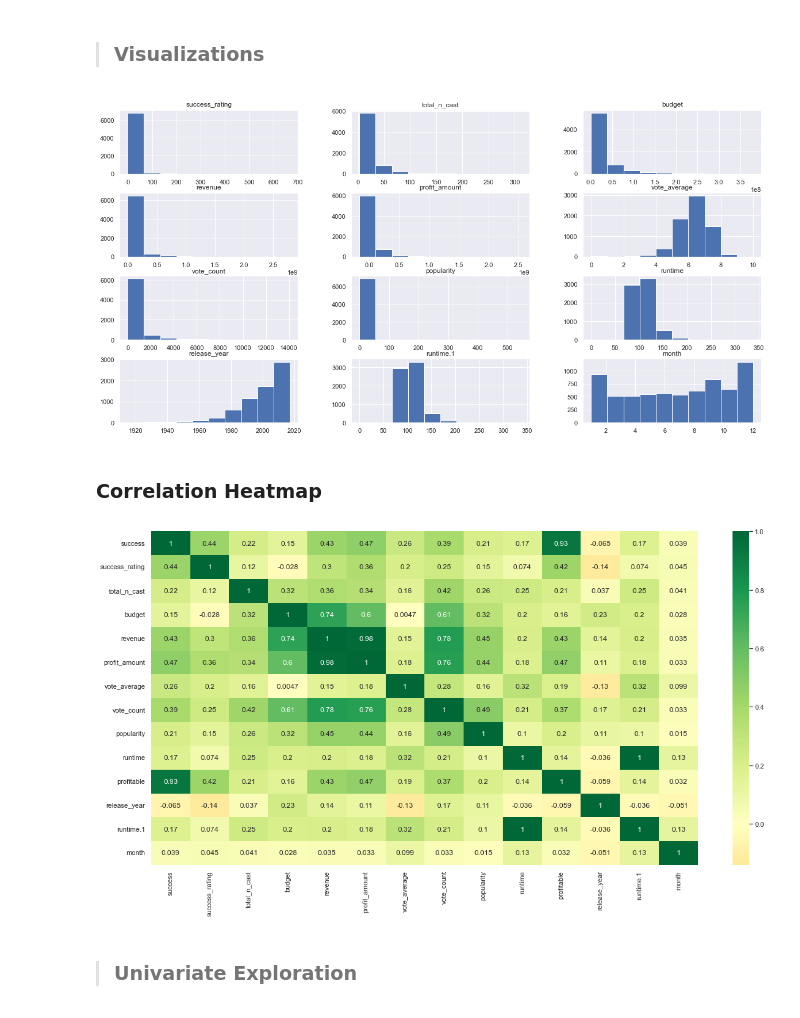
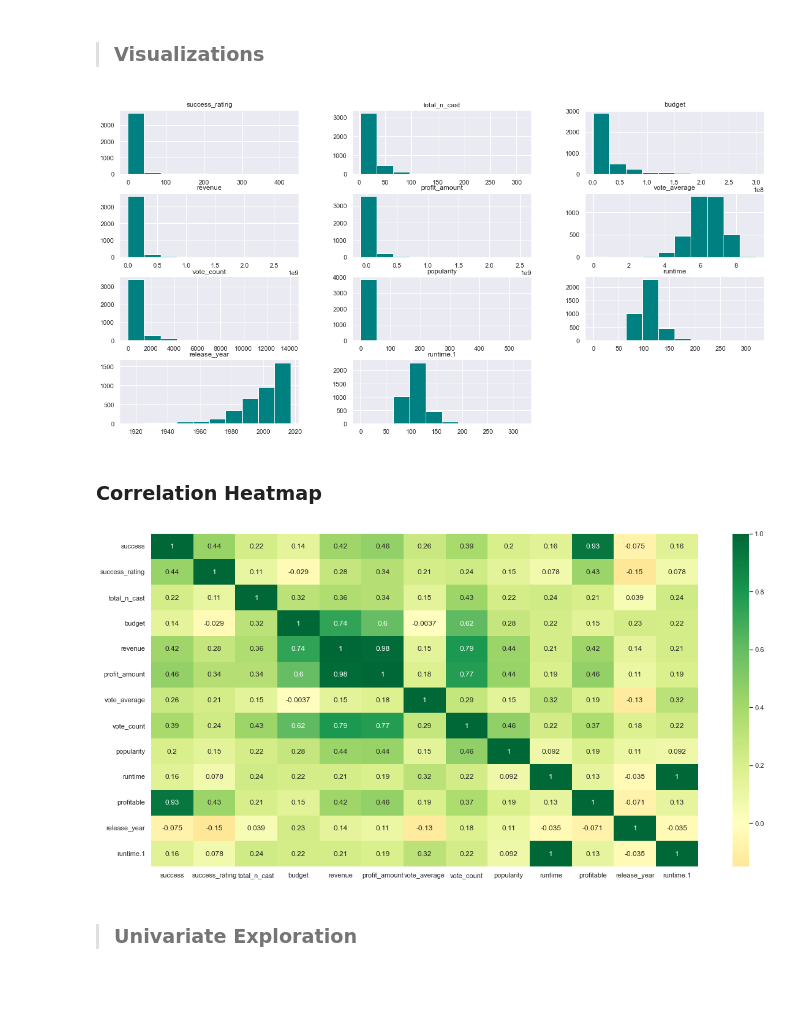
Before and after one commit to Movie-Success-Capstone/Movie-Capstone, a Jupyter notebook: stephen_explore.ipynb, the cells around one changed output. Saved outputs shown, nothing was run; the diff lists cells and outputs as text; code cells hidden in the pictures; blank space fills up the shorter version.

Commit message:
Non too important

```diff
--- a/stephen_explore.ipynb
+++ b/stephen_explore.ipynb
@@ -72,0 +69,5 @@ df.head(1)
+# %%
+import Final.final_acquire as fa
+# Acquire & wrangle data
+df = fa.wrangle_df()
+df.head(2)
@@ -95,8 +102,8 @@ runtime.1               False
 imdb_id                 False
 dtype: bool
 # %%
-df['profit_amount'] = df.revenue - df.budget
+# df['profit_amount'] = df.revenue - df.budget
 
-df['month'] = pd.DatetimeIndex(df['release_date']).month
+# df['month'] = pd.DatetimeIndex(df['release_date']).month
 
-df.head()
+# df.head()
@@ -124,19 +122,17 @@ df.head()
 # %% [markdown]
 > ### Visualizations
 # %%
-# Variable Distributions
-
-df.hist()
+train.hist(color = 'teal')
 plt.show()
 # %% [output]
-[figure, old version]
+[figure, new version]
 # %% [markdown]
 ### Correlation Heatmap
 # %%
-sns.heatmap(df.corr(), xticklabels=df.corr().columns, yticklabels=df.corr().columns, cmap='RdYlGn', center=0, annot=True)
+sns.heatmap(train.corr(), xticklabels=df.corr().columns, yticklabels=df.corr().columns, cmap='RdYlGn', center=0, annot=True)
 None
 # %% [output]
-[figure, old version]
+[figure, new version]
 # %% [markdown]
 > ### Univariate Exploration
 # %% [markdown]
```
Also changed, not shown: parts of 48 cells of this notebook.
